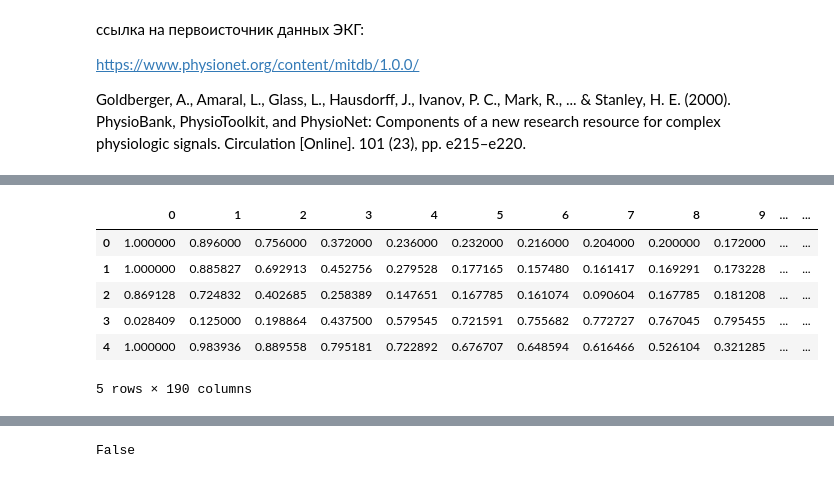
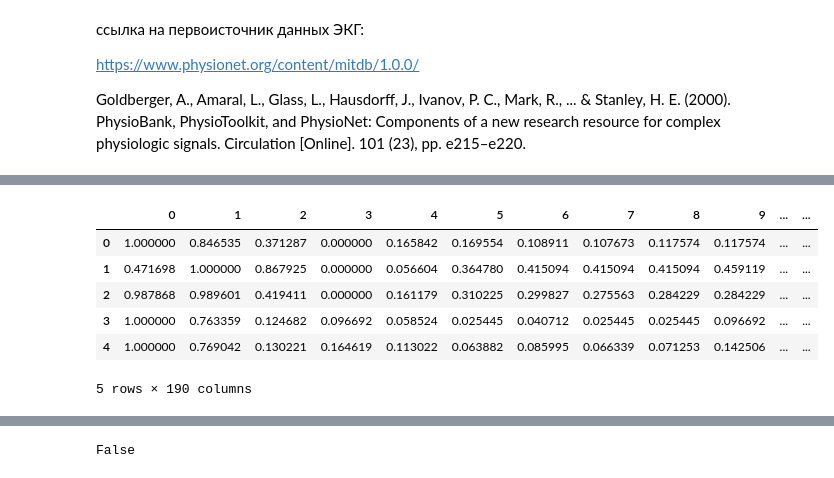
Before and after one commit to TAUforPython/BioMedAI, a Jupyter notebook: NN ECG LSTM CNN Attention classification.ipynb, the cells around one changed output, grey strips where cells are left out. Saved outputs shown, nothing was run; the diff lists cells and outputs as text; code cells hidden in the pictures.

```diff
--- a/NN ECG LSTM CNN Attention classification.ipynb
+++ b/NN ECG LSTM CNN Attention classification.ipynb
@@ -114,10 +131,10 @@ df_mitbih_train.to_csv('/content/comp_ECG_fast_checkup_train.csv')
 # %%
-df_mitbih_test.head()
+df.head()
 # %% [output]
 |  | 0 | 1 | 2 | 3 | 4 | 5 | 6 | 7 | 8 | 9 | ... | ... |
-| 0 | 1.000000 | 0.896000 | 0.756000 | 0.372000 | 0.236000 | 0.232000 | 0.216000 | 0.204000 | 0.200000 | 0.172000 | ... | ... |
-| 1 | 1.000000 | 0.885827 | 0.692913 | 0.452756 | 0.279528 | 0.177165 | 0.157480 | 0.161417 | 0.169291 | 0.173228 | ... | ... |
-| 2 | 0.869128 | 0.724832 | 0.402685 | 0.258389 | 0.147651 | 0.167785 | 0.161074 | 0.090604 | 0.167785 | 0.181208 | ... | ... |
-| 3 | 0.028409 | 0.125000 | 0.198864 | 0.437500 | 0.579545 | 0.721591 | 0.755682 | 0.772727 | 0.767045 | 0.795455 | ... | ... |
-| 4 | 1.000000 | 0.983936 | 0.889558 | 0.795181 | 0.722892 | 0.676707 | 0.648594 | 0.616466 | 0.526104 | 0.321285 | ... | ... |
+| 0 | 1.000000 | 0.846535 | 0.371287 | 0.000000 | 0.165842 | 0.169554 | 0.108911 | 0.107673 | 0.117574 | 0.117574 | ... | ... |
+| 1 | 0.471698 | 1.000000 | 0.867925 | 0.000000 | 0.056604 | 0.364780 | 0.415094 | 0.415094 | 0.415094 | 0.459119 | ... | ... |
+| 2 | 0.987868 | 0.989601 | 0.419411 | 0.000000 | 0.161179 | 0.310225 | 0.299827 | 0.275563 | 0.284229 | 0.284229 | ... | ... |
+| 3 | 1.000000 | 0.763359 | 0.124682 | 0.096692 | 0.058524 | 0.025445 | 0.040712 | 0.025445 | 0.025445 | 0.096692 | ... | ... |
+| 4 | 1.000000 | 0.769042 | 0.130221 | 0.164619 | 0.113022 | 0.063882 | 0.085995 | 0.066339 | 0.071253 | 0.142506 | ... | ... |
 5 rows × 190 columns
```
Also changed, not shown: parts of 31 cells of this notebook.
